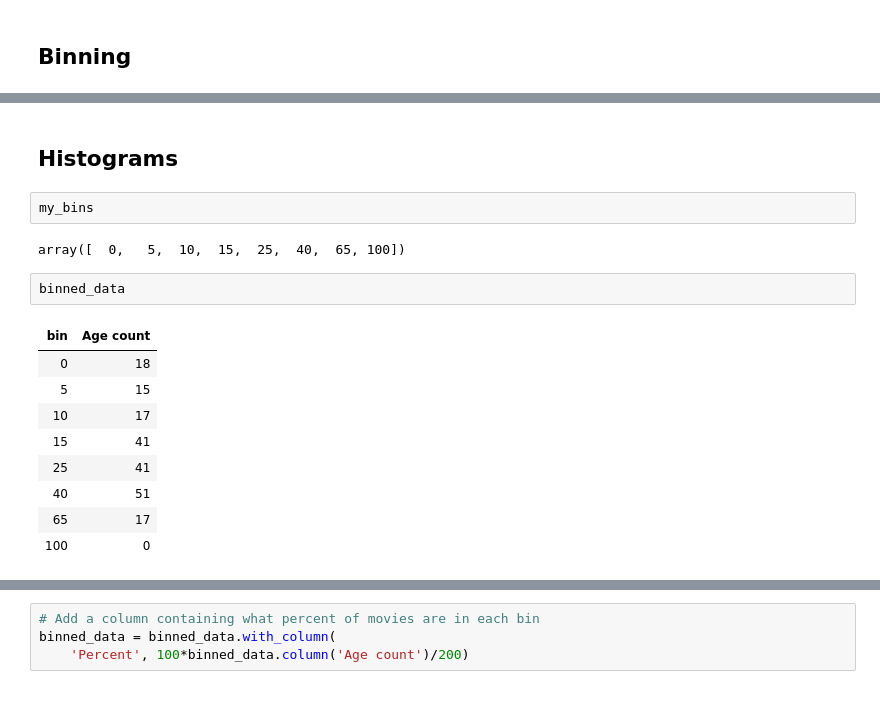
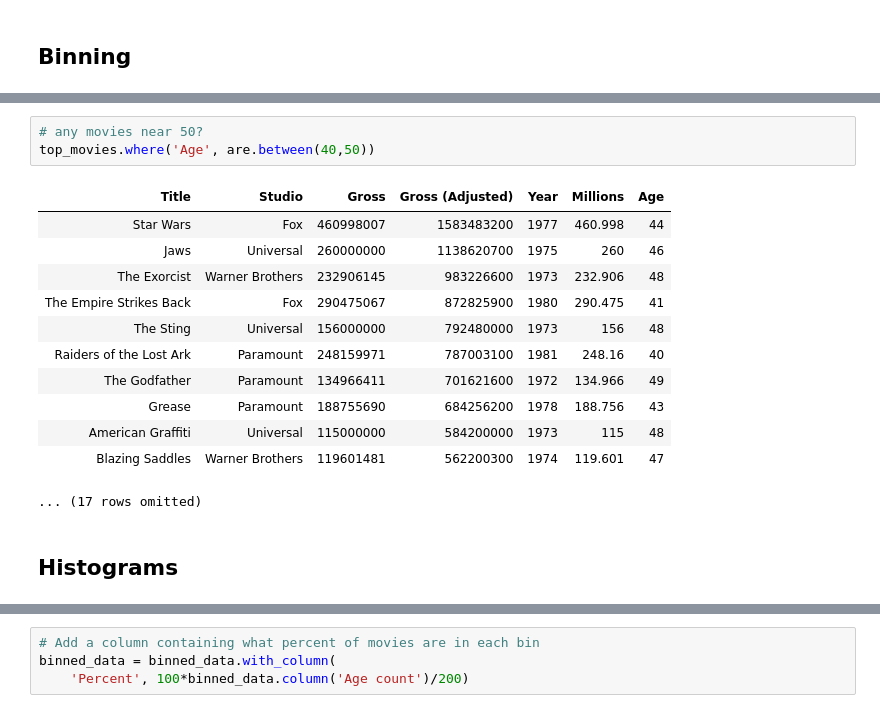
Before and after one commit to jhb10c/d8publicmaterials, a Jupyter notebook: lecnotebooks/lec08.ipynb, the cells around one changed output, grey strips where cells are left out. Cells and saved outputs as stored; diff of their text form.

```diff
--- a/lecnotebooks/lec08.ipynb
+++ b/lecnotebooks/lec08.ipynb
@@ -149,18 +185,18 @@ top_movies.where('Age', 50)
+# %%
+# any movies near 50?
+top_movies.where('Age', are.between(40,50))
+# %% [output]
+| Title | Studio | Gross | Gross (Adjusted) | Year | Millions | Age |
+| Star Wars | Fox | 460998007 | 1583483200 | 1977 | 460.998 | 44 |
+| Jaws | Universal | 260000000 | 1138620700 | 1975 | 260 | 46 |
+| The Exorcist | Warner Brothers | 232906145 | 983226600 | 1973 | 232.906 | 48 |
+| The Empire Strikes Back | Fox | 290475067 | 872825900 | 1980 | 290.475 | 41 |
+| The Sting | Universal | 156000000 | 792480000 | 1973 | 156 | 48 |
+| Raiders of the Lost Ark | Paramount | 248159971 | 787003100 | 1981 | 248.16 | 40 |
+| The Godfather | Paramount | 134966411 | 701621600 | 1972 | 134.966 | 49 |
+| Grease | Paramount | 188755690 | 684256200 | 1978 | 188.756 | 43 |
+| American Graffiti | Universal | 115000000 | 584200000 | 1973 | 115 | 48 |
+| Blazing Saddles | Warner Brothers | 119601481 | 562200300 | 1974 | 119.601 | 47 |
+... (17 rows omitted)
 # %% [markdown]
 ## Histograms ##
-# %%
-my_bins
-# %% [output]
-array([  0,   5,  10,  15,  25,  40,  65, 100])
-# %%
-binned_data
-# %% [output]
-| bin | Age count |
-| 0 | 18 |
-| 5 | 15 |
-| 10 | 17 |
-| 15 | 41 |
-| 25 | 41 |
-| 40 | 51 |
-| 65 | 17 |
-| 100 | 0 |
```
Also changed, not shown: parts of 40 cells of this notebook, 3 other files.
